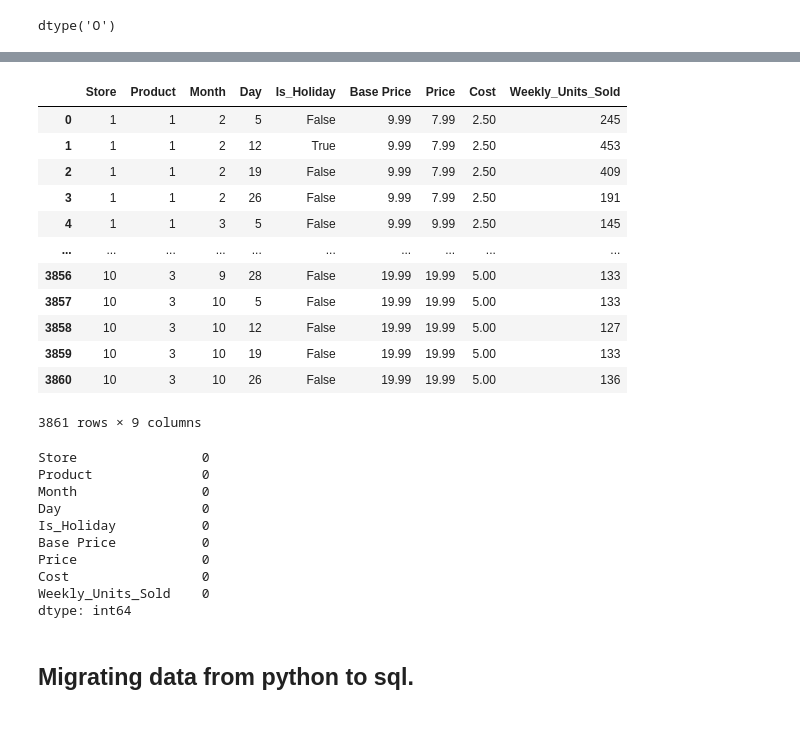
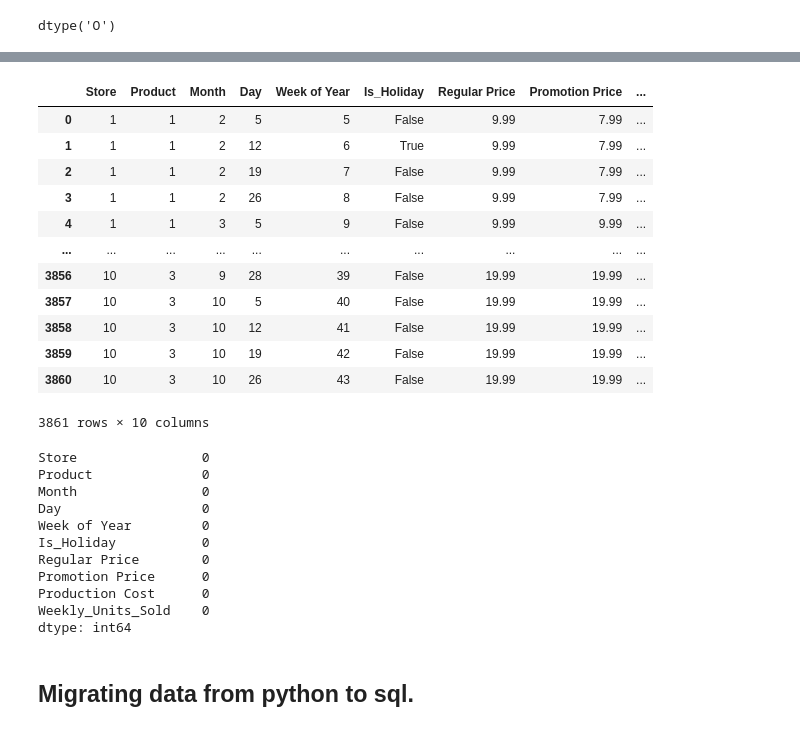
Before and after one commit to jackatopolis/s-martpredictor, a Jupyter notebook: static/data/cleandftosqlite.ipynb, the cells around one changed output, grey strips where cells are left out. Saved outputs shown, nothing was run; the diff lists cells and outputs as text; code cells hidden in the pictures.

```diff
--- a/static/data/cleandftosqlite.ipynb
+++ b/static/data/cleandftosqlite.ipynb
@@ -25,12 +25,12 @@ df
 3861 rows × 7 columns
 # %%
 # Creat a column to represent the 'Cost' of manufacturing, packaging, shipping the item.
-df['Cost'] = df['Base Price']*.25
+df['Production Cost'] = df['Base Price']*.25
 
 # Format Cost column to 2 decimal places
-df['Cost'] = df['Cost'].map('{:.2f}'.format)
+df['Production Cost'] = df['Production Cost'].map('{:.2f}'.format)
 
 # Reorder the DF.
-df=df[['Store','Product','Date','Is_Holiday','Base Price','Price','Cost','Weekly_Units_Sold']]
+df=df[['Store','Product','Date','Is_Holiday','Base Price','Price','Production Cost','Weekly_Units_Sold']]
 df
 # %% [output]
@@ -81 +81,3 @@ See the caveats in the documentation: https://pandas.pydata.org/pandas-docs/stab
 3861 rows × 10 columns
+# %%
+df['Date']=pd.to_datetime(df['Date'])
@@ -82,5 +89,5 @@ See the caveats in the documentation: https://pandas.pydata.org/pandas-docs/stab
 # %%
 # Date column is no longer needed, delete.
-del df['Date']
+df['Week of Year'] = df['Date'].dt.week
 df
 # %% [output]
@@ -99,0 +111,3 @@ df
+# %%
+df = df.rename(columns={'Price':'Promotion Price', 'Base Price':'Regular Price'})
+df
@@ -100,21 +145,21 @@ df
 # %%
 #  Reorder DF
-df=df[['Store','Product','Month','Day','Is_Holiday','Base Price','Price','Cost','Weekly_Units_Sold']]
+df=df[['Store','Product','Month','Day', 'Week of Year','Is_Holiday','Regular Price','Promotion Price','Production Cost','Weekly_Units_Sold']]
 df
 # %% [output]
-|  | Store | Product | Month | Day | Is_Holiday | Base Price | Price | Cost | Weekly_Units_Sold |
-| 0 | 1 | 1 | 2 | 5 | False | 9.99 | 7.99 | 2.50 | 245 |
-| 1 | 1 | 1 | 2 | 12 | True | 9.99 | 7.99 | 2.50 | 453 |
-| 2 | 1 | 1 | 2 | 19 | False | 9.99 | 7.99 | 2.50 | 409 |
-| 3 | 1 | 1 | 2 | 26 | False | 9.99 | 7.99 | 2.50 | 191 |
-| 4 | 1 | 1 | 3 | 5 | False | 9.99 | 9.99 | 2.50 | 145 |
+|  | Store | Product | Month | Day | Week of Year | Is_Holiday | Regular Price | Promotion Price | ... |
+| 0 | 1 | 1 | 2 | 5 | 5 | False | 9.99 | 7.99 | ... |
+| 1 | 1 | 1 | 2 | 12 | 6 | True | 9.99 | 7.99 | ... |
+| 2 | 1 | 1 | 2 | 19 | 7 | False | 9.99 | 7.99 | ... |
+| 3 | 1 | 1 | 2 | 26 | 8 | False | 9.99 | 7.99 | ... |
+| 4 | 1 | 1 | 3 | 5 | 9 | False | 9.99 | 9.99 | ... |
 | ... | ... | ... | ... | ... | ... | ... | ... | ... | ... |
-| 3856 | 10 | 3 | 9 | 28 | False | 19.99 | 19.99 | 5.00 | 133 |
-| 3857 | 10 | 3 | 10 | 5 | False | 19.99 | 19.99 | 5.00 | 133 |
-| 3858 | 10 | 3 | 10 | 12 | False | 19.99 | 19.99 | 5.00 | 127 |
-| 3859 | 10 | 3 | 10 | 19 | False | 19.99 | 19.99 | 5.00 | 133 |
-| 3860 | 10 | 3 | 10 | 26 | False | 19.99 | 19.99 | 5.00 | 136 |
+| 3856 | 10 | 3 | 9 | 28 | 39 | False | 19.99 | 19.99 | ... |
+| 3857 | 10 | 3 | 10 | 5 | 40 | False | 19.99 | 19.99 | ... |
+| 3858 | 10 | 3 | 10 | 12 | 41 | False | 19.99 | 19.99 | ... |
+| 3859 | 10 | 3 | 10 | 19 | 42 | False | 19.99 | 19.99 | ... |
+| 3860 | 10 | 3 | 10 | 26 | 43 | False | 19.99 | 19.99 | ... |
-3861 rows × 9 columns
+3861 rows × 10 columns
 # %%
 # Same our working data to CSV format
 df.to_csv("Resources/predictor.csv")
@@ -126,10 +171,11 @@ Store                0
 Product              0
 Month                0
 Day                  0
+Week of Year         0
 Is_Holiday           0
-Base Price           0
-Price                0
-Cost                 0
+Regular Price        0
+Promotion Price      0
+Production Cost      0
 Weekly_Units_Sold    0
 dtype: int64
 # %% [markdown]
```
Also changed, not shown: parts of 7 cells of this notebook, 3 other files.
